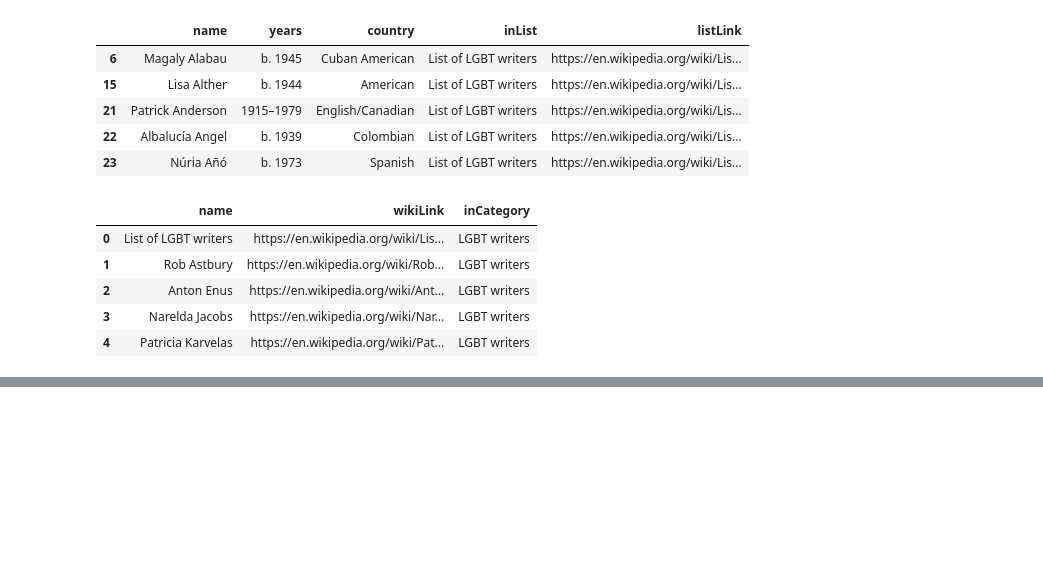
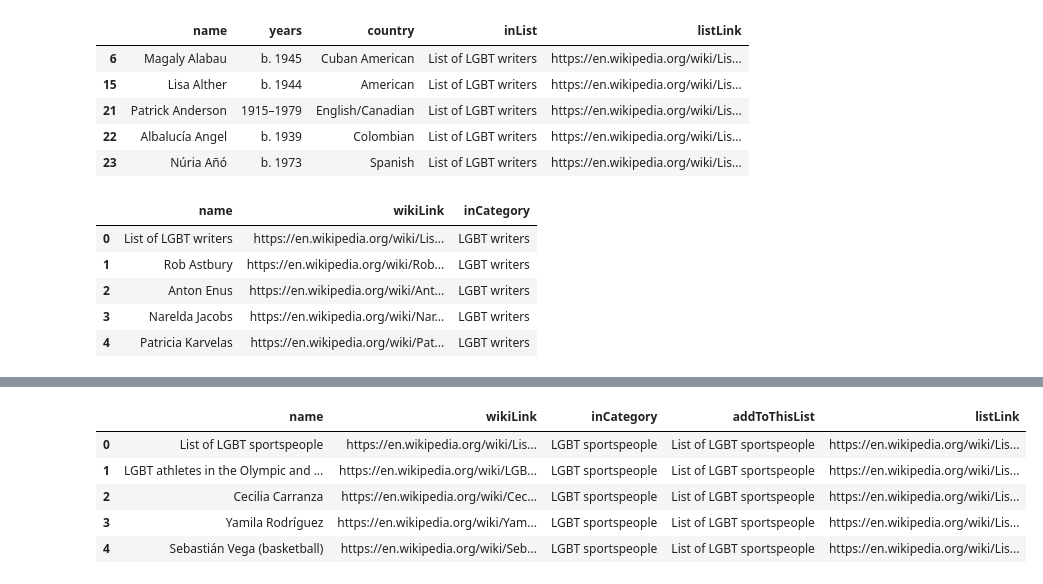
Before and after one commit to KatyWeathington/WikiQueerness, a Jupyter notebook: catlistpipeline.ipynb, the cells around one changed output, grey strips where cells are left out. Saved outputs shown, nothing was run; the diff lists cells and outputs as text; code cells hidden in the pictures; blank space fills up the shorter version.

```diff
--- a/catlistpipeline.ipynb
+++ b/catlistpipeline.ipynb
@@ -263,0 +323,9 @@ addToCat.tail()
+# %%
+addToList.head()
+# %% [output]
+|  | name | wikiLink | inCategory | addToThisList | listLink |
+| 0 | List of LGBT sportspeople | https://en.wikipedia.org/wiki/Lis... | LGBT sportspeople | List of LGBT sportspeople | https://en.wikipedia.org/wiki/Lis... |
+| 1 | LGBT athletes in the Olympic and ... | https://en.wikipedia.org/wiki/LGB... | LGBT sportspeople | List of LGBT sportspeople | https://en.wikipedia.org/wiki/Lis... |
+| 2 | Cecilia Carranza | https://en.wikipedia.org/wiki/Cec... | LGBT sportspeople | List of LGBT sportspeople | https://en.wikipedia.org/wiki/Lis... |
+| 3 | Yamila Rodríguez | https://en.wikipedia.org/wiki/Yam... | LGBT sportspeople | List of LGBT sportspeople | https://en.wikipedia.org/wiki/Lis... |
+| 4 | Sebastián Vega (basketball) | https://en.wikipedia.org/wiki/Seb... | LGBT sportspeople | List of LGBT sportspeople | https://en.wikipedia.org/wiki/Lis... |
```
Also changed, not shown: parts of 9 cells of this notebook, 5 other files.
